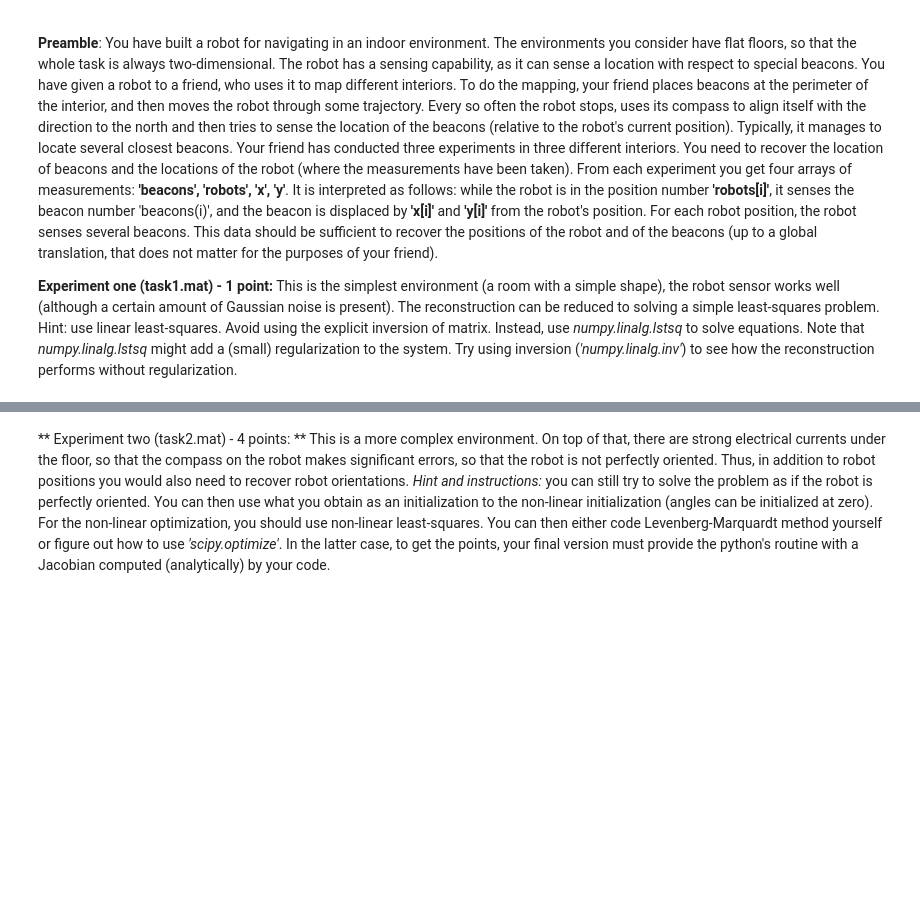
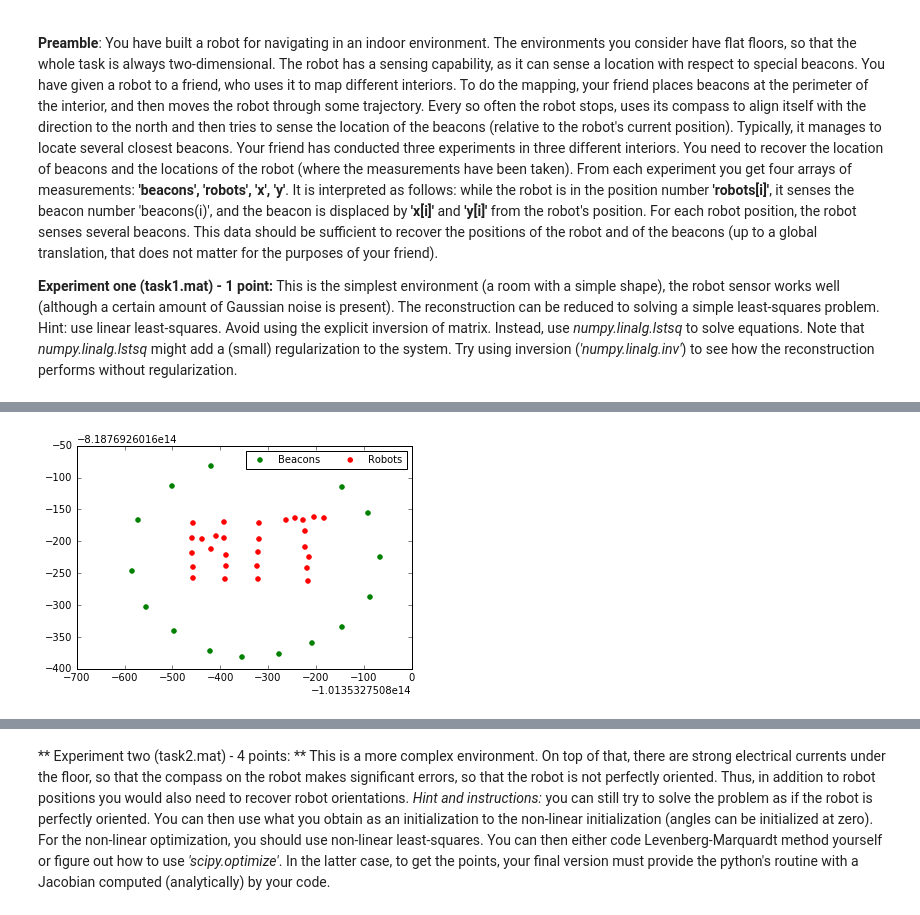
Before and after one commit to Aelphy/skoltech, a Jupyter notebook: term2/optimization_methods/Assignment4/task.ipynb, the cells around one changed output, grey strips where cells are left out. Drawn from its saved outputs; the diff is of its cells as text; code cells hidden in the pictures; blank space fills up the shorter version.

```diff
--- a/term2/optimization_methods/Assignment4/task.ipynb
+++ b/term2/optimization_methods/Assignment4/task.ipynb
@@ -37,0 +19,64 @@ for i in range(robots.shape[0]):
+# %%
+import numpy as np
+import scipy.io as sio
+import matplotlib.pyplot as plt
+
+%matplotlib inline
+
+mat_contents = sio.loadmat('task1.mat')
+
+beacons = mat_contents['beacons'][:, 0]
+robots = mat_contents['robots'][:, 0]
+x = mat_contents['x'][:, 0]
+y = mat_contents['y'][:, 0]
+
+def scatter(beacons_x, beacons_y, robots_x, robots_y):
+    beacons = plt.scatter(beacons_x, beacons_y, color = 'g')
+    robots = plt.scatter(robots_x, robots_y, color = 'r')
+
+    plt.legend((beacons, robots),
+               ('Beacons', 'Robots'),
+               scatterpoints = 1,
+               loc = 'best',
+               ncol = 3,
+               fontsize = 10)
+
+
+def solve(beacons, robots, x, y):
+    beacons_number = beacons.max()
+    robots_number = robots.max()
+    points_number = x.shape[0]
+
+    def compute_A(beacons, robots, x, y):
+        Ab = np.zeros((points_number, beacons_number))
+        Ar = np.zeros((points_number, robots_number))
+
+        Ab[np.arange(points_number), beacons - 1] = 1
+        Ar[np.arange(points_number), robots - 1] = -1
+
+        A = np.hstack((Ab, Ar))
+        A = np.bmat([[A, np.zeros(A.shape)], [np.zeros(A.shape), A]])
+
+        return A
+
+
+    def compute_rhs(x, y):
+        return np.hstack((x, y))
+
+    A = compute_A(beacons, robots, x, y)
+    rhs = compute_rhs(x, y)
+
+    X = np.linalg.lstsq(A, rhs)[0]
+
+    beacons_x = X[: beacons_number]
+    robots_x = X[beacons_number : beacons_number + robots_number]
+    beacons_y = X[beacons_number + robots_number : 2 * beacons_number + robots_number]
+    robots_y = X[2 * beacons_number + robots_number :]
+
+    return beacons_x, robots_x, beacons_y, robots_y
+
+
+beacons_x, robots_x, beacons_y, robots_y = solve(beacons, robots, x, y)
+scatter(beacons_x, beacons_y, robots_x, robots_y)
+# %% [output]
+[figure, added]
```
Also changed, not shown: parts of 23 cells of this notebook, 27 other files.
